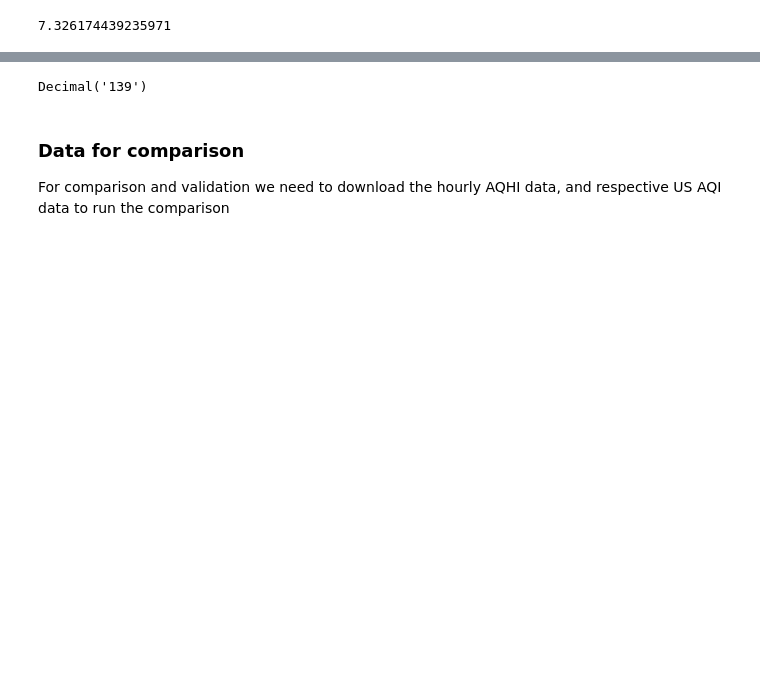
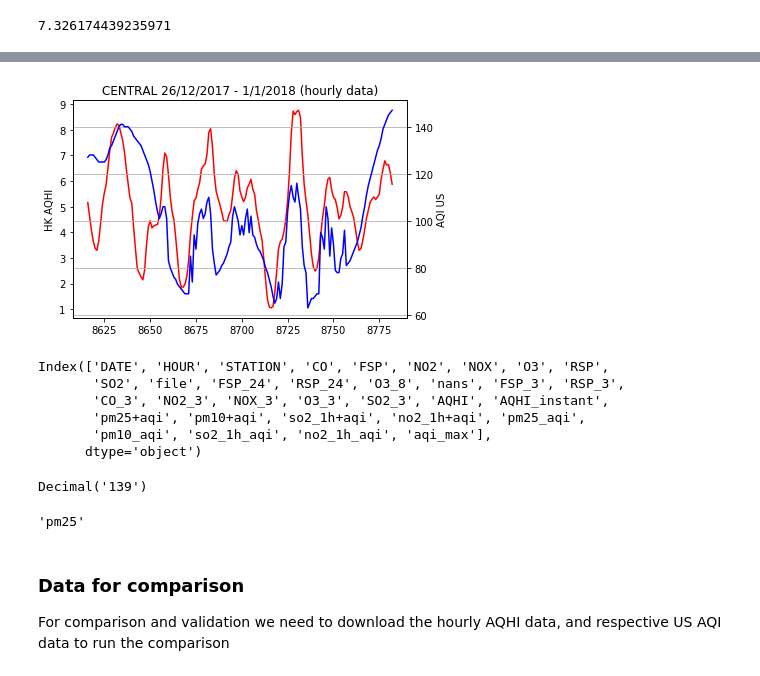
Before and after one commit to htuovila/hk-air-quality, a Jupyter notebook: hk-air-quality.ipynb, the cells around one changed output, grey strips where cells are left out. Cells and saved outputs as stored; diff of their text form; code cells hidden in the pictures; blank space fills up the shorter version.

```diff
--- a/hk-air-quality.ipynb
+++ b/hk-air-quality.ipynb
@@ -234,0 +374,24 @@ column_order=["NO2","SO2","O3","RSP","FSP"]
+# %%
+# time series plot
+def air_quality_timeseries(frame,days):
+    start,end=-24*days,-1
+    hour=frame["HOUR"][start:end]
+    date=frame["DATE"][start:end]
+
+    fig, ax1 = plt.subplots()
+    ax1.plot(frame["AQHI"][start:end],'-r')
+    ax2 = ax1.twinx()
+    ax2.plot(frame["aqi_max"][start:end],'-b')
+    plt.grid()
+    print()
+    title=frame["STATION"][0]+" "+date.iloc[0]+" - "+date.iloc[-1]+" (hourly data)"
+    plt.title(title)
+    ax2.set_ylabel("AQI US")
+    ax1.set_ylabel("HK AQHI")
+    plt.show()
+    return None
+
+days=7*1
+air_quality_timeseries(frames[0],days)
+# %% [output]
+[figure, added]
@@ -235,3 +400,12 @@ column_order=["NO2","SO2","O3","RSP","FSP"]
+# %%
+frames[0].keys()
+# %% [output]
+Index(['DATE', 'HOUR', 'STATION', 'CO', 'FSP', 'NO2', 'NOX', 'O3', 'RSP',
+       'SO2', 'file', 'FSP_24', 'RSP_24', 'O3_8', 'nans', 'FSP_3', 'RSP_3',
+       'CO_3', 'NO2_3', 'NOX_3', 'O3_3', 'SO2_3', 'AQHI', 'AQHI_instant',
+       'pm25+aqi', 'pm10+aqi', 'so2_1h+aqi', 'no2_1h+aqi', 'pm25_aqi',
+       'pm10_aqi', 'so2_1h_aqi', 'no2_1h_aqi', 'aqi_max'],
+      dtype='object')
 # %%
 # testing the aqi library's to_aqi function - seems to work
 aqi.to_aqi([
@@ -241,6 +415,10 @@ aqi.to_aqi([
 ])
 # %% [output]
 Decimal('139')
+# %%
+aqi.POLLUTANT_PM25
+# %% [output]
+'pm25'
 # %% [markdown]
 ### Data for comparison
 
```
Also changed, not shown: parts of 15 cells of this notebook.
